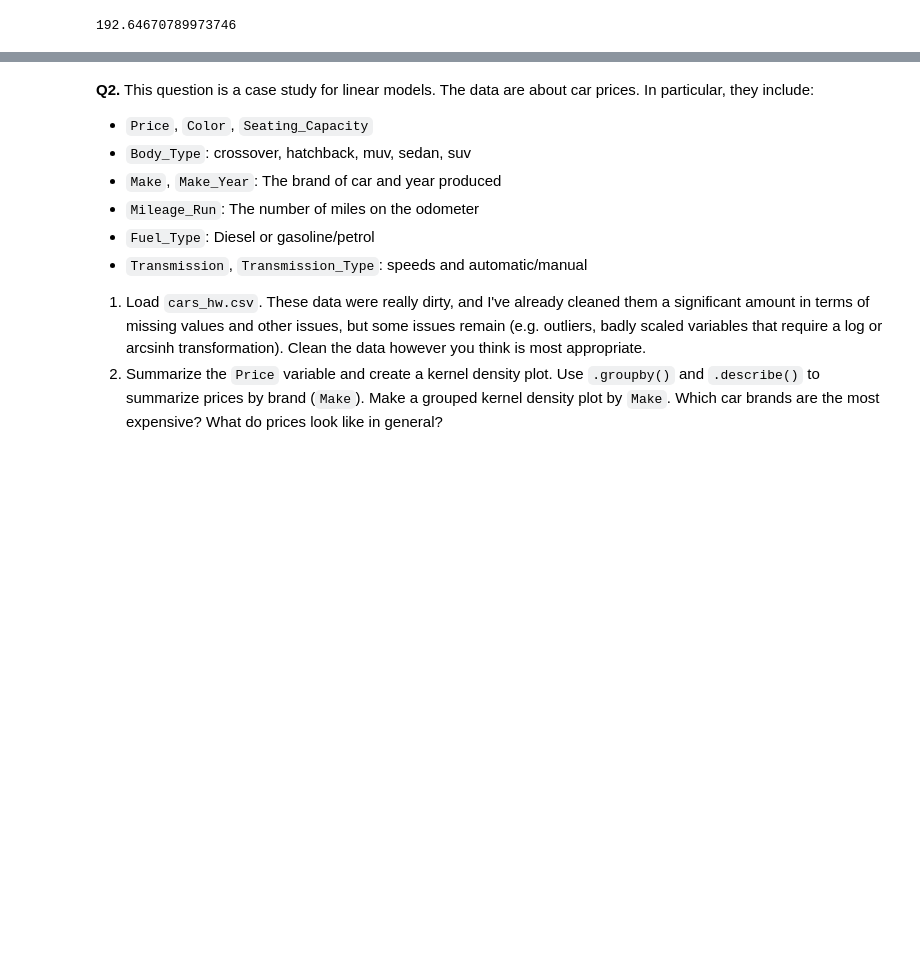
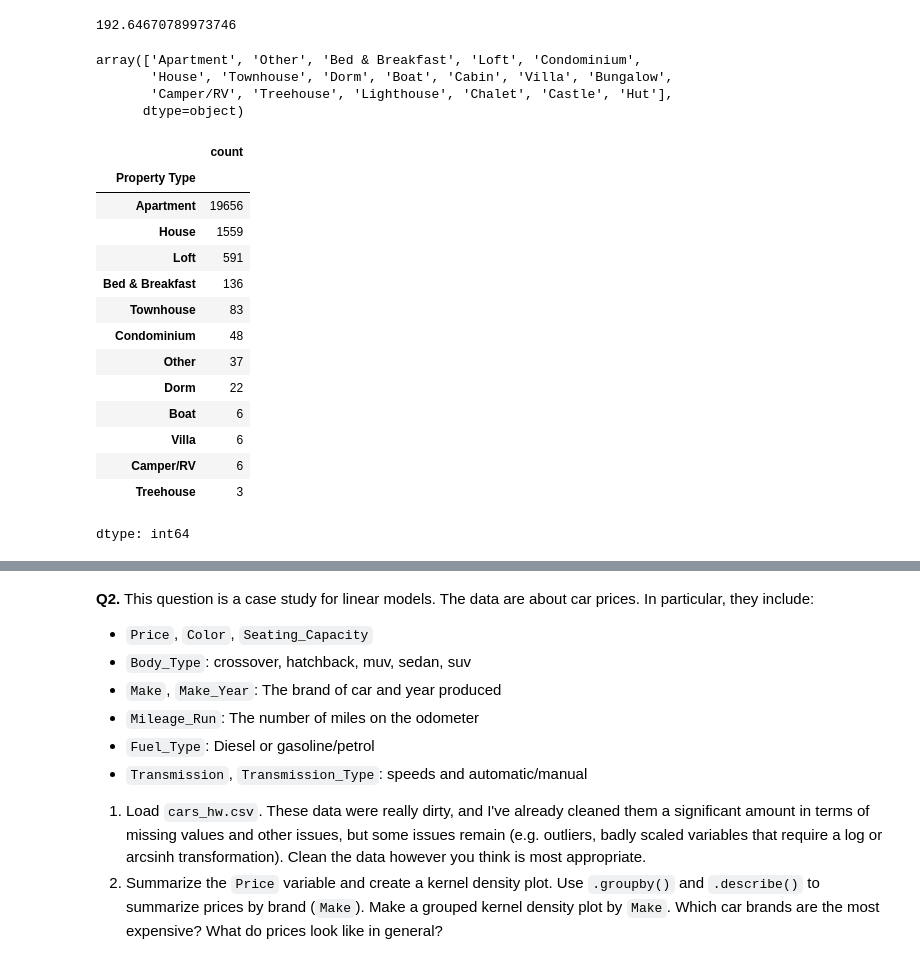
Before and after one commit to natalieassaad/linearRegression, a Jupyter notebook: assignment.ipynb, the cells around one changed output, grey strips where cells are left out. Saved outputs shown, nothing was run; the diff lists cells and outputs as text; code cells hidden in the pictures; blank space fills up the shorter version.

```diff
--- a/assignment.ipynb
+++ b/assignment.ipynb
@@ -168,6 +168,39 @@ print((results.loc[0,'coefficient']*100)+(max(results.loc[:,'coefficient'])))
 # %%
 # 5. Split the sample 80/20 into a training and a test set. Run a regression of Price on Review Scores Rating and Neighbourhood and Property Type.
 # What is the  𝑅2  and RMSE on the test set? What is the coefficient on Review Scores Rating? What is the most expensive kind of property you can rent?
+# %%
+df['Property Type'].unique()
+# %% [output]
+array(['Apartment', 'Other', 'Bed & Breakfast', 'Loft', 'Condominium',
+       'House', 'Townhouse', 'Dorm', 'Boat', 'Cabin', 'Villa', 'Bungalow',
+       'Camper/RV', 'Treehouse', 'Lighthouse', 'Chalet', 'Castle', 'Hut'],
+      dtype=object)
+# %%
+# consolidate categories -- especially questionable categories that only have a few values
+# this makes it easier to analyze the data
+types = df['Property Type']
+types = types.replace(['Chalet','Bungalow','Cabin','Castle','Lighthouse', 'Hut'],'Other')
+
+df['Property Type'] = types
+del types
+
+df['Property Type'].value_counts()
+# %% [output]
+|  | count |
+| Property Type |  |
+| Apartment | 19656 |
+| House | 1559 |
+| Loft | 591 |
+| Bed & Breakfast | 136 |
+| Townhouse | 83 |
+| Condominium | 48 |
+| Other | 37 |
+| Dorm | 22 |
+| Boat | 6 |
+| Villa | 6 |
+| Camper/RV | 6 |
+| Treehouse | 3 |
+dtype: int64
 # %%
 # Split the sample:
 y = df['Price']
```
Also changed, not shown: parts of 3 cells of this notebook.
